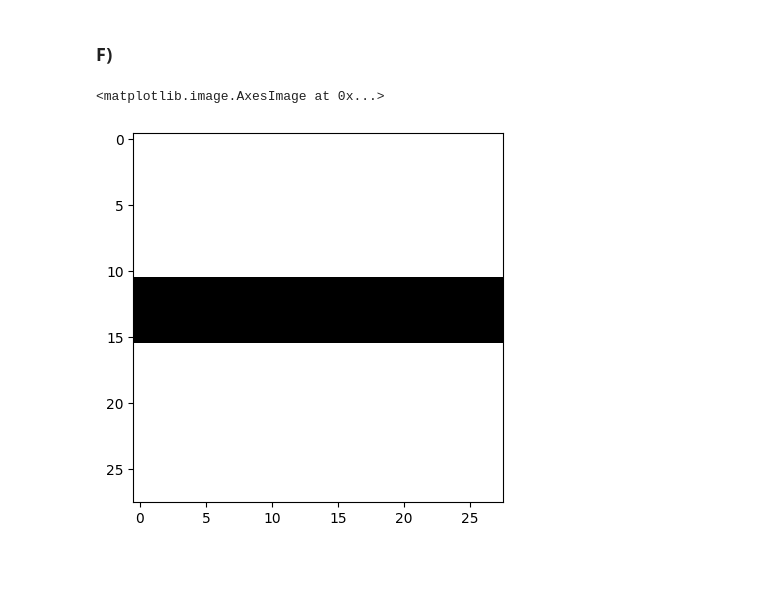
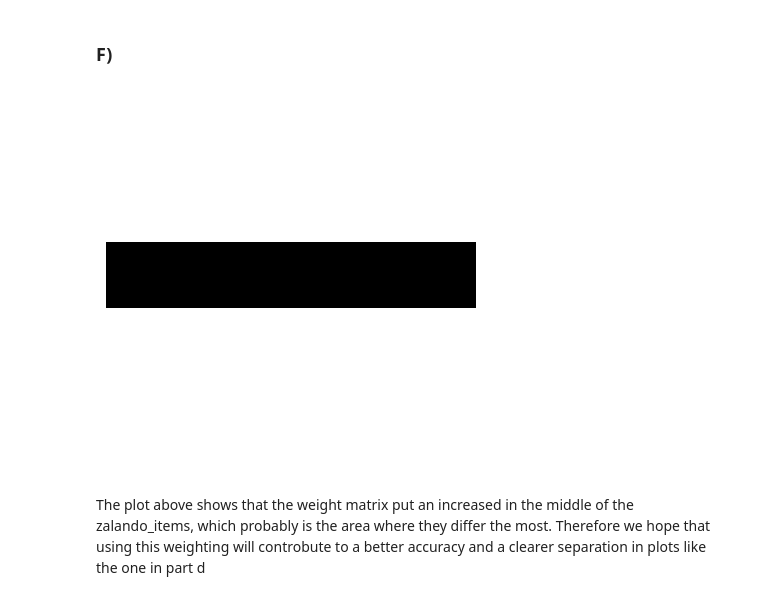
Before and after one commit to dahnlund/SF2526-Lab2, a Jupyter notebook: ex4.ipynb, the cells around one changed output. Cells and saved outputs as stored; diff of their text form; code cells hidden in the pictures; blank space fills up the shorter version.

```diff
--- a/ex4.ipynb
+++ b/ex4.ipynb
@@ -301,6 +299,6 @@ z = zalando_plot(w_weight)
-# %%
-fig, axs = plt.subplots(1,1)
-axs.imshow(zalando_plot(w_weight),cmap='gray', origin='upper')
-# %% [output]
-<matplotlib.image.AxesImage at 0x...>
-[figure, removed]
+# %%
+zalando_plot(w_weight)
+# %% [output]
+[figure, added]
+# %% [markdown]
+The plot above shows that the weight matrix put an increased in the middle of the zalando_items, which probably is the area where they differ the most. Therefore we hope that using this weighting will controbute to a better accuracy and a clearer separation in plots like the one in part d
```
Also changed, not shown: parts of 7 cells of this notebook.
